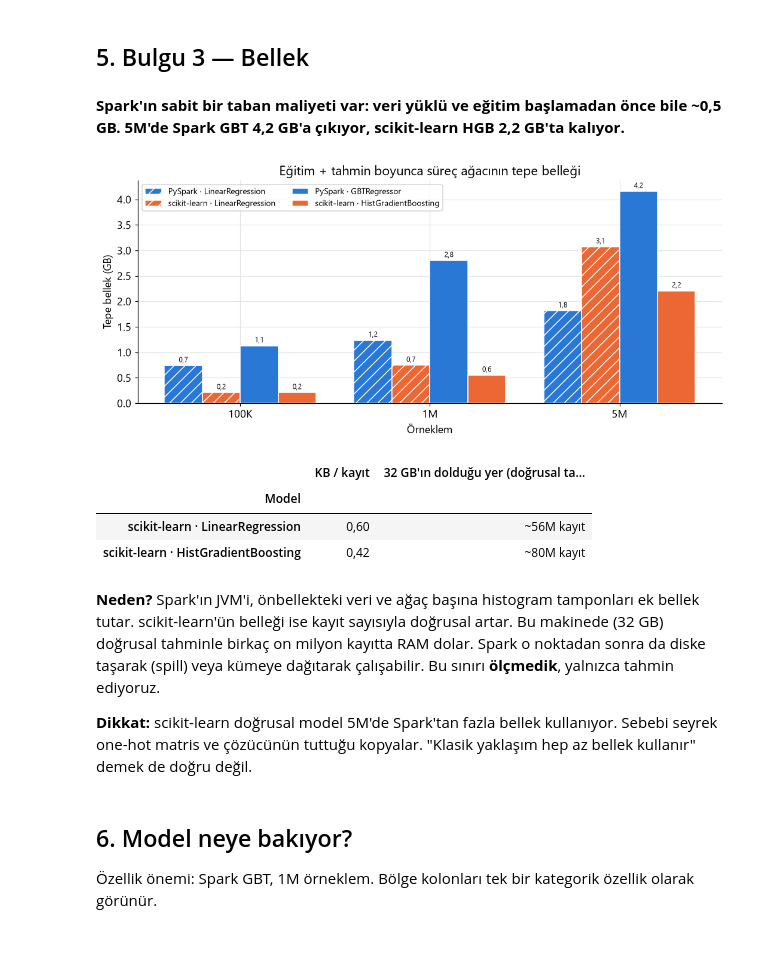
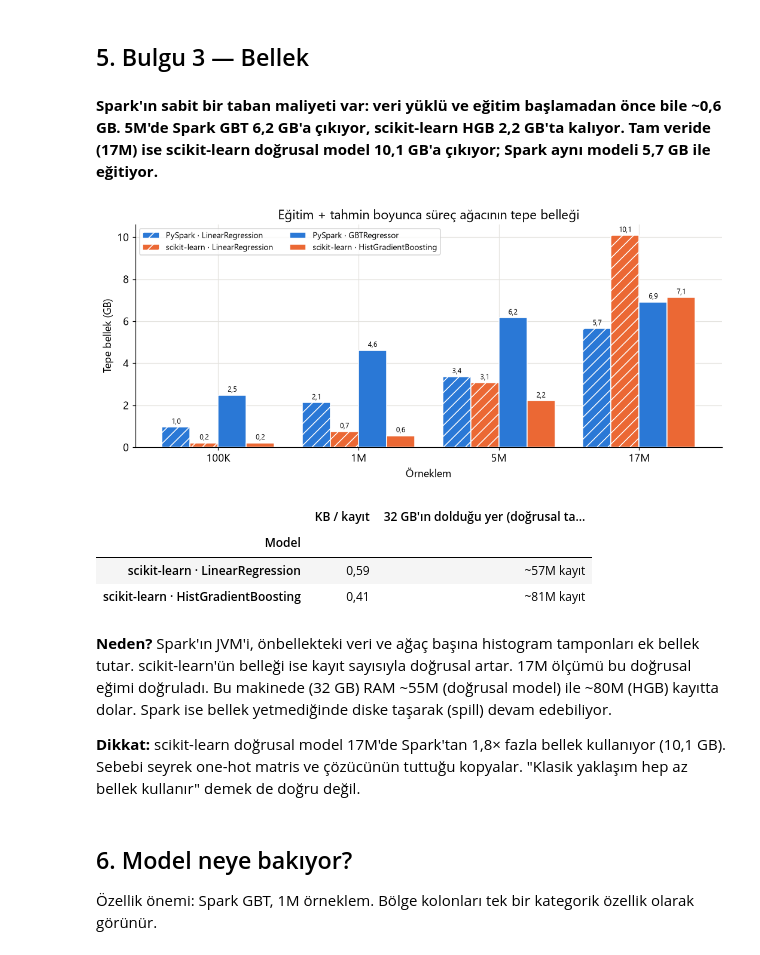
Before and after one commit to ismailesatucmak/BVA_Project, a Jupyter notebook: notebooks/04_ml_duration_ders.ipynb, the cells around one changed output. Drawn from its saved outputs; the diff is of its cells as text; code cells hidden in the pictures.

```diff
--- a/notebooks/04_ml_duration_ders.ipynb
+++ b/notebooks/04_ml_duration_ders.ipynb
@@ -262,42 +268,44 @@ Veri büyüdükçe Spark'ın sabit maliyeti toplam içinde küçülür, bu yüzd
 # %%
 mem = comp.pivot(index="size_label", columns="label", values="peak_rss_mb").loc[SIZES] / 1000
 jvm_base = comp.loc[comp["framework"] == "PySpark", "rss_before_fit_mb"].min()
 md(f"**Spark'ın sabit bir taban maliyeti var: veri yüklü ve eğitim başlamadan önce bile ~{tr_dec(jvm_base / 1000, 1)} GB. "
    f"5M'de Spark GBT {tr_dec(mem.loc['5M', 'PySpark · GBTRegressor'], 1)} GB'a çıkıyor, "
-   f"scikit-learn HGB {tr_dec(mem.loc['5M', 'scikit-learn · HistGradientBoosting'], 1)} GB'ta kalıyor.**")
+   f"scikit-learn HGB {tr_dec(mem.loc['5M', 'scikit-learn · HistGradientBoosting'], 1)} GB'ta kalıyor. "
+   f"Tam veride (17M) ise scikit-learn doğrusal model {tr_dec(mem.loc['17M', 'scikit-learn · LinearRegression'], 1)} GB'a "
+   f"çıkıyor; Spark aynı modeli {tr_dec(mem.loc['17M', 'PySpark · LinearRegression'], 1)} GB ile eğitiyor.**")
 
 fig, ax = plt.subplots(figsize=(9.5, 4.2), layout="constrained")
 for i, label in enumerate(order):
     framework = label.split(" · ")[0]
     hatch = "//" if "Linear" in label else None
     bars = ax.bar(x + (i - 1.5) * width, mem[label], width, color=COLOR[framework],
                   hatch=hatch, edgecolor="white", label=label)
     ax.bar_label(bars, labels=[tr_dec(v, 1) for v in mem[label]], fontsize=8, padding=2)
 ax.set_xticks(x, SIZES)
 ax.set(ylabel="Tepe bellek (GB)", xlabel="Örneklem",
        title="Eğitim + tahmin boyunca süreç ağacının tepe belleği")
 ax.legend(fontsize=9, ncol=2, loc="upper left")
 show(fig)
 
 RAM_MB = 32 * 1024
 rows = []
 for label in ("scikit-learn · LinearRegression", "scikit-learn · HistGradientBoosting"):
     grp = comp[comp["label"] == label]
     slope, intercept = np.polyfit(grp["size_n"], grp["peak_rss_mb"], 1)
     rows.append({"Model": label, "KB / kayıt": tr_dec(slope * 1024, 2),
                  "32 GB'ın dolduğu yer (doğrusal tahmin)": f"~{tr_dec((RAM_MB - intercept) / slope / 1e6, 0)}M kayıt"})
 display(pd.DataFrame(rows).set_index("Model"))
 # %% [output]
-**Spark'ın sabit bir taban maliyeti var: veri yüklü ve eğitim başlamadan önce bile ~0,5 GB. 5M'de Spark GBT 4,2 GB'a çıkıyor, scikit-learn HGB 2,2 GB'ta kalıyor.**
+**Spark'ın sabit bir taban maliyeti var: veri yüklü ve eğitim başlamadan önce bile ~0,6 GB. 5M'de Spark GBT 6,2 GB'a çıkıyor, scikit-learn HGB 2,2 GB'ta kalıyor. Tam veride (17M) ise scikit-learn doğrusal model 10,1 GB'a çıkıyor; Spark aynı modeli 5,7 GB ile eğitiyor.**
-[figure, old version]
+[figure, new version]
 |  | KB / kayıt | 32 GB'ın dolduğu yer (doğrusal ta... |
 | Model |  |  |
-| scikit-learn · LinearRegression | 0,60 | ~56M kayıt |
-| scikit-learn · HistGradientBoosting | 0,42 | ~80M kayıt |
+| scikit-learn · LinearRegression | 0,59 | ~57M kayıt |
+| scikit-learn · HistGradientBoosting | 0,41 | ~81M kayıt |
 # %% [markdown]
-**Neden?** Spark'ın JVM'i, önbellekteki veri ve ağaç başına histogram tamponları ek bellek tutar. scikit-learn'ün belleği ise kayıt sayısıyla doğrusal artar. Bu makinede (32 GB) doğrusal tahminle birkaç on milyon kayıtta RAM dolar. Spark o noktadan sonra da diske taşarak (spill) veya kümeye dağıtarak çalışabilir. Bu sınırı **ölçmedik**, yalnızca tahmin ediyoruz.
+**Neden?** Spark'ın JVM'i, önbellekteki veri ve ağaç başına histogram tamponları ek bellek tutar. scikit-learn'ün belleği ise kayıt sayısıyla doğrusal artar. 17M ölçümü bu doğrusal eğimi doğruladı. Bu makinede (32 GB) RAM ~55M (doğrusal model) ile ~80M (HGB) kayıtta dolar. Spark ise bellek yetmediğinde diske taşarak (spill) devam edebiliyor.
 
-**Dikkat:** scikit-learn doğrusal model 5M'de Spark'tan fazla bellek kullanıyor. Sebebi seyrek one-hot matris ve çözücünün tuttuğu kopyalar. "Klasik yaklaşım hep az bellek kullanır" demek de doğru değil.
+**Dikkat:** scikit-learn doğrusal model 17M'de Spark'tan 1,8× fazla bellek kullanıyor (10,1 GB). Sebebi seyrek one-hot matris ve çözücünün tuttuğu kopyalar. "Klasik yaklaşım hep az bellek kullanır" demek de doğru değil.
 # %% [markdown]
 ## 6. Model neye bakıyor?
 
```
Also changed, not shown: parts of 17 cells of this notebook, 38 other files.
